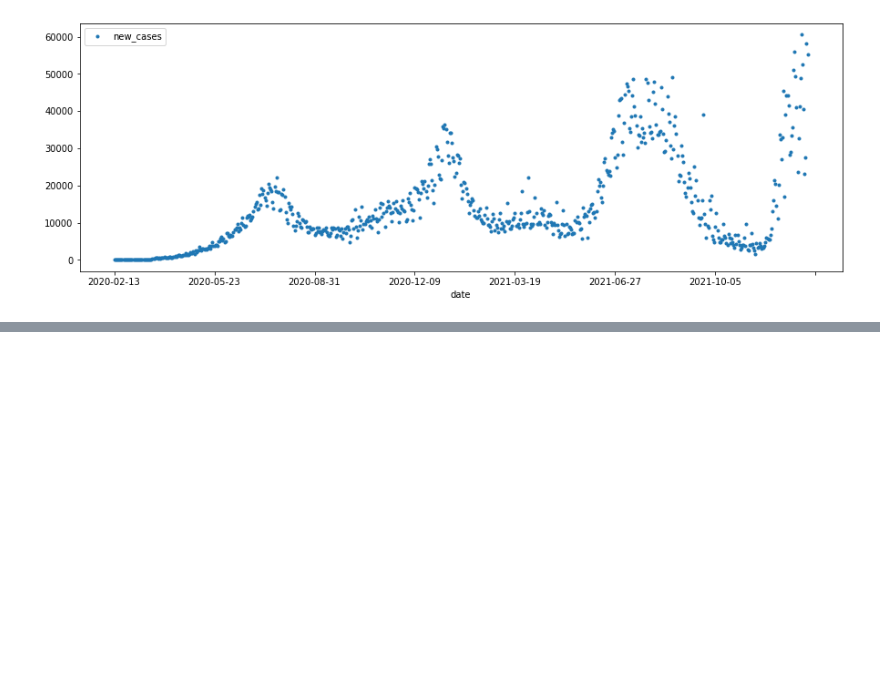
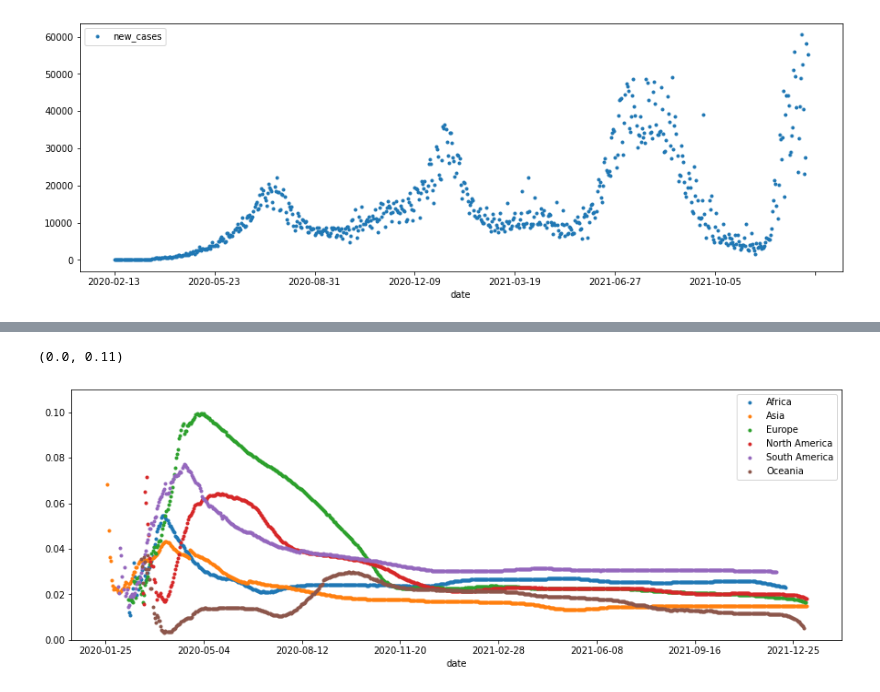
Before and after one commit to msdec321/DataAnalysisWorkbooks, a Jupyter notebook: Covid19/Covid19_workbook.ipynb, the cells around one changed output, grey strips where cells are left out. Saved outputs shown, nothing was run; the diff lists cells and outputs as text; code cells hidden in the pictures; blank space fills up the shorter version.

```diff
--- a/Covid19/Covid19_workbook.ipynb
+++ b/Covid19/Covid19_workbook.ipynb
@@ -15,0 +56,17 @@ rollingCases["cases_rate"] = rollingCases['rollingCases']/rollingCases['populati
+# %%
+# Deaths / Cases by continent
+
+data["deathCaseRatio"] = data['total_deaths'] / data['rollingCases']  # Add new column to dataframe
+df1 = data.set_index('location')
+
+for i, continent in enumerate(continents):
+    if i == 0:
+        ax = df1.loc[continent].plot(x = 'date', y = 'deathCaseRatio', style = '.', figsize = (15,5), label = cont_label[i])
+    else:
+        df1.loc[continent].plot(x = 'date', y = 'deathCaseRatio', style = '.', figsize = (15,5), label = cont_label[i], ax=ax)
+
+# Adjust the y-axis range
+ax.set_ylim(0, 0.11)
+# %% [output]
+(0.0, 0.11)
+[figure, added]
```
Also changed, not shown: parts of 5 cells of this notebook.
